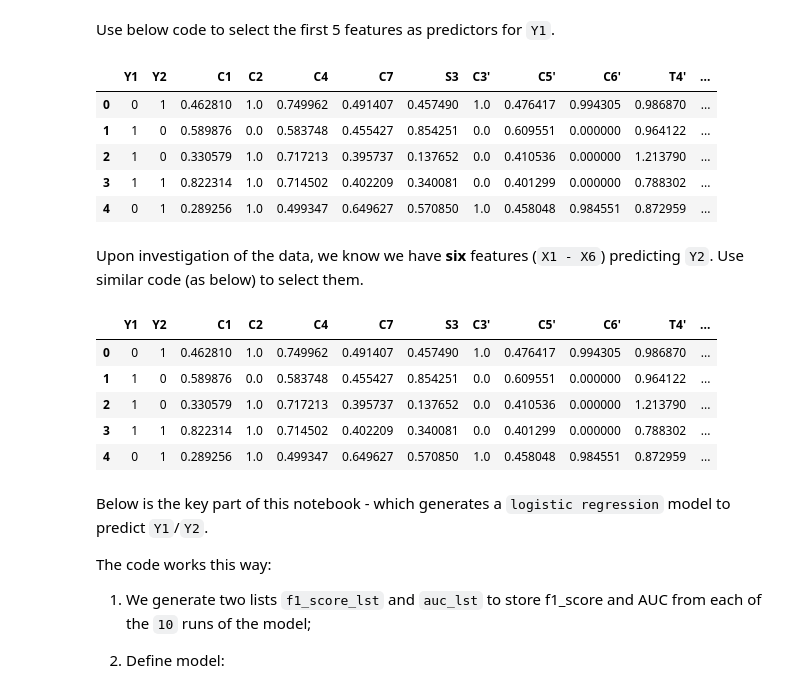
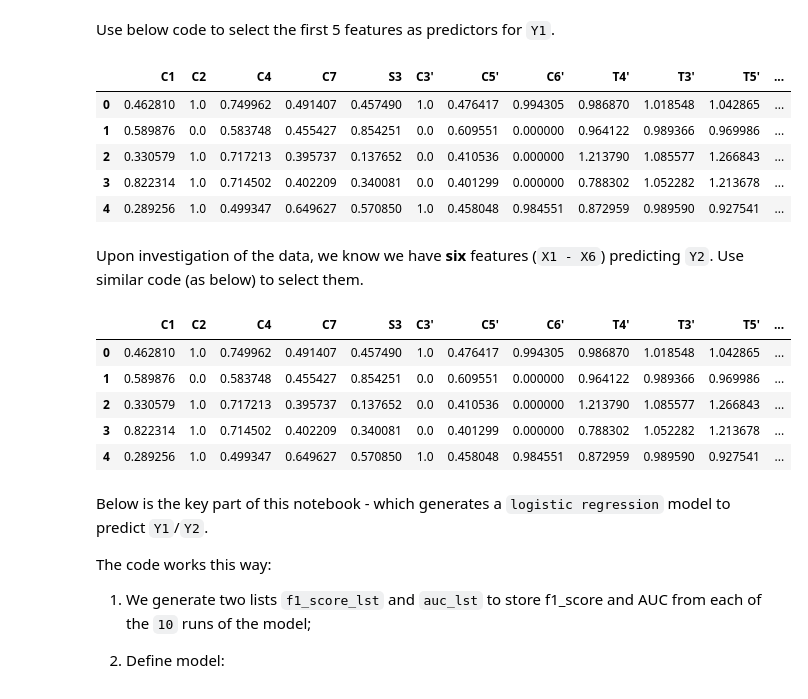
Before and after one commit to BA545-SP2019/2019-competition1-jkj, a Jupyter notebook: Evaluation-Code-V0.ipynb, the cells around one changed output. Cells and saved outputs as stored; diff of their text form; code cells hidden in the pictures.

```diff
--- a/Evaluation-Code-V0.ipynb
+++ b/Evaluation-Code-V0.ipynb
@@ -92,27 +105,27 @@ cols[:-6]
 # %% [markdown]
 Use below code to select the first 5 features as predictors for `Y1`.
 # %%
-predictors_y1 = data[cols[:-3]]
+predictors_y1 = data[cols[2:]]
 predictors_y1.head()
 # %% [output]
-|  | Y1 | Y2 | C1 | C2 | C4 | C7 | S3 | C3' | C5' | C6' | T4' | ... |
-| 0 | 0 | 1 | 0.462810 | 1.0 | 0.749962 | 0.491407 | 0.457490 | 1.0 | 0.476417 | 0.994305 | 0.986870 | ... |
-| 1 | 1 | 0 | 0.589876 | 0.0 | 0.583748 | 0.455427 | 0.854251 | 0.0 | 0.609551 | 0.000000 | 0.964122 | ... |
-| 2 | 1 | 0 | 0.330579 | 1.0 | 0.717213 | 0.395737 | 0.137652 | 0.0 | 0.410536 | 0.000000 | 1.213790 | ... |
-| 3 | 1 | 1 | 0.822314 | 1.0 | 0.714502 | 0.402209 | 0.340081 | 0.0 | 0.401299 | 0.000000 | 0.788302 | ... |
-| 4 | 0 | 1 | 0.289256 | 1.0 | 0.499347 | 0.649627 | 0.570850 | 1.0 | 0.458048 | 0.984551 | 0.872959 | ... |
+|  | C1 | C2 | C4 | C7 | S3 | C3' | C5' | C6' | T4' | T3' | T5' | ... |
+| 0 | 0.462810 | 1.0 | 0.749962 | 0.491407 | 0.457490 | 1.0 | 0.476417 | 0.994305 | 0.986870 | 1.018548 | 1.042865 | ... |
+| 1 | 0.589876 | 0.0 | 0.583748 | 0.455427 | 0.854251 | 0.0 | 0.609551 | 0.000000 | 0.964122 | 0.989366 | 0.969986 | ... |
+| 2 | 0.330579 | 1.0 | 0.717213 | 0.395737 | 0.137652 | 0.0 | 0.410536 | 0.000000 | 1.213790 | 1.085577 | 1.266843 | ... |
+| 3 | 0.822314 | 1.0 | 0.714502 | 0.402209 | 0.340081 | 0.0 | 0.401299 | 0.000000 | 0.788302 | 1.052282 | 1.213678 | ... |
+| 4 | 0.289256 | 1.0 | 0.499347 | 0.649627 | 0.570850 | 1.0 | 0.458048 | 0.984551 | 0.872959 | 0.989590 | 0.927541 | ... |
 # %% [markdown]
 Upon investigation of the data, we know we have __six__ features (`X1 - X6`) predicting `Y2`. Use similar code (as below) to select them.
 # %%
-predictors_y2 = data[cols[:-2]]
+predictors_y2 = data[cols[2:]]
 predictors_y2.head()
 # %% [output]
-|  | Y1 | Y2 | C1 | C2 | C4 | C7 | S3 | C3' | C5' | C6' | T4' | ... |
-| 0 | 0 | 1 | 0.462810 | 1.0 | 0.749962 | 0.491407 | 0.457490 | 1.0 | 0.476417 | 0.994305 | 0.986870 | ... |
-| 1 | 1 | 0 | 0.589876 | 0.0 | 0.583748 | 0.455427 | 0.854251 | 0.0 | 0.609551 | 0.000000 | 0.964122 | ... |
-| 2 | 1 | 0 | 0.330579 | 1.0 | 0.717213 | 0.395737 | 0.137652 | 0.0 | 0.410536 | 0.000000 | 1.213790 | ... |
-| 3 | 1 | 1 | 0.822314 | 1.0 | 0.714502 | 0.402209 | 0.340081 | 0.0 | 0.401299 | 0.000000 | 0.788302 | ... |
-| 4 | 0 | 1 | 0.289256 | 1.0 | 0.499347 | 0.649627 | 0.570850 | 1.0 | 0.458048 | 0.984551 | 0.872959 | ... |
+|  | C1 | C2 | C4 | C7 | S3 | C3' | C5' | C6' | T4' | T3' | T5' | ... |
+| 0 | 0.462810 | 1.0 | 0.749962 | 0.491407 | 0.457490 | 1.0 | 0.476417 | 0.994305 | 0.986870 | 1.018548 | 1.042865 | ... |
+| 1 | 0.589876 | 0.0 | 0.583748 | 0.455427 | 0.854251 | 0.0 | 0.609551 | 0.000000 | 0.964122 | 0.989366 | 0.969986 | ... |
+| 2 | 0.330579 | 1.0 | 0.717213 | 0.395737 | 0.137652 | 0.0 | 0.410536 | 0.000000 | 1.213790 | 1.085577 | 1.266843 | ... |
+| 3 | 0.822314 | 1.0 | 0.714502 | 0.402209 | 0.340081 | 0.0 | 0.401299 | 0.000000 | 0.788302 | 1.052282 | 1.213678 | ... |
+| 4 | 0.289256 | 1.0 | 0.499347 | 0.649627 | 0.570850 | 1.0 | 0.458048 | 0.984551 | 0.872959 | 0.989590 | 0.927541 | ... |
 # %% [markdown]
 Below is the key part of this notebook - which generates a `logistic regression` model to predict `Y1`/`Y2`.
 
```
Also changed, not shown: parts of 1 cell of this notebook, 4 other files.
